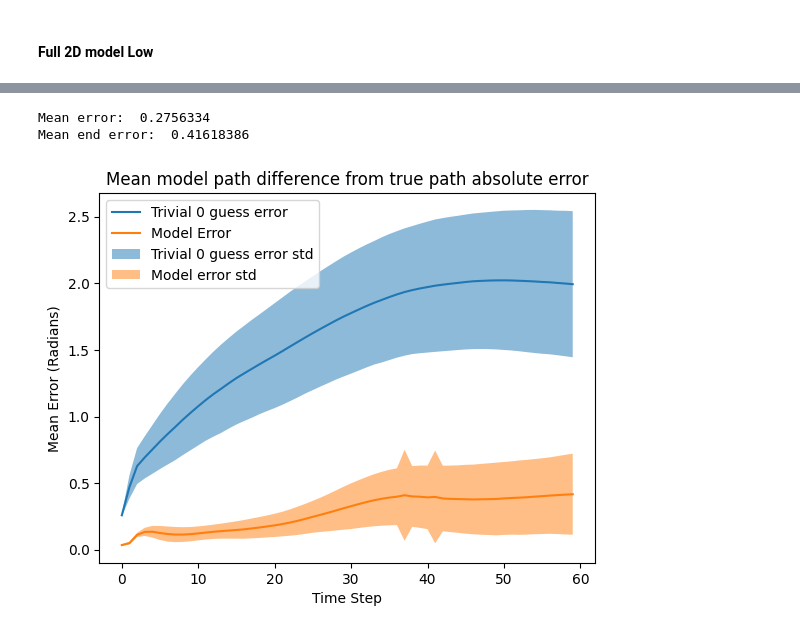
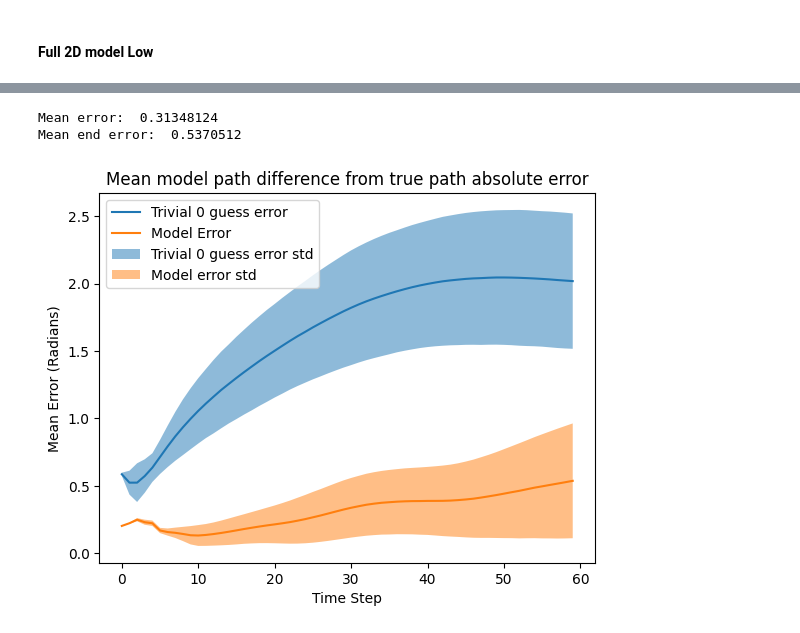
Before and after one commit to bioAI-Oslo/RNN-Adding-Problem-Representations, a Jupyter notebook: notebooks/summer.ipynb, the cells around one changed output, grey strips where cells are left out. Cells and saved outputs as stored; diff of their text form; code cells hidden in the pictures.

```diff
--- a/notebooks/summer.ipynb
+++ b/notebooks/summer.ipynb
@@ -97,7 +97,7 @@ input_size = 1
 # nav_size = 1
 
 # model1 = RNN_circular_LowEtAl_bridged(input_size,hidden_size,lr=0.0001,irnn=True,outputnn=False,Wx_normalize=False,activation=True,bias=False,nav_space=1,batch_size=64).to(device)
-model1 = RNN_circular_2D_xy_relative(input_size,hidden_size,lr=0.0005,act_decay=0.0).to(device)
+model1 = RNN_circular_2D_xy_relative(input_size,hidden_size,lr=0.0005,act_decay=0.01).to(device)
 # model1 = torch.compile(model1)
 
 train = True
@@ -340,4 +345,5 @@ tensor(0.0307, device='cuda:0', grad_fn=<MeanBackward0>)
 # %%
-out_decoded = sincos_to_2D(out)
+# out_decoded = sincos_to_2D(out)
 labels = labels.detach().cpu()
-out_decoded = out_decoded.detach().cpu()
+# out_decoded = out_decoded.detach().cpu()
+out = out.detach().cpu().numpy()
@@ -352,32 +370,33 @@ plt.show()
 # %%
 # Calculate path error
-path = out_decoded.numpy()
+# path = out_decoded.numpy()
+path = out
 y = labels.numpy()
 path_err = np.sqrt(np.abs(path[:,:,0]-y[:,:,0])**2 + np.abs(path[:,:,0]-y[:,:,0])**2)
 path_err_mean = np.mean(path_err,axis=0)
 path_err_mean_std = np.std(path_err,axis=0)
 t_test = path_err.shape[1]
 # Calculate trivial path error
 y_mean = np.mean(np.abs(y-0),axis=0)
 y_mean_std = np.std(np.abs(y-0),axis=0)
 trivial_path_err = np.sqrt(np.abs(path[:,:,0]-y_mean[:,0]) + np.abs(path[:,:,1]-y_mean[:,1]))
 trivial_path_err_mean = np.mean(trivial_path_err,axis=0)
 trivial_path_err_mean_std = np.std(trivial_path_err,axis=0)
 # Print mean error
 print("Mean error: ",np.mean(path_err))
 print("Mean end error: ",path_err_mean[-1])
 
 # Plot
 plt.plot(trivial_path_err_mean,label="Trivial 0 guess error")
 plt.plot(path_err_mean,label="Model Error")
 plt.fill_between(np.arange(t_test),trivial_path_err_mean-trivial_path_err_mean_std,trivial_path_err_mean+trivial_path_err_mean_std,alpha=0.5, label="Trivial 0 guess error std")
 plt.fill_between(np.arange(t_test),path_err_mean-path_err_mean_std,path_err_mean+path_err_mean_std,alpha=0.5, label="Model error std")
 plt.legend()
 plt.title("Mean model path difference from true path absolute error")
 plt.xlabel("Time Step")
 plt.ylabel("Mean Error (Radians)")
 plt.show()
 # %% [output]
-Mean error:  0.2756334
-Mean end error:  0.41618386
+Mean error:  0.31348124
+Mean end error:  0.5370512
-[figure, old version]
+[figure, new version]
```
Also changed, not shown: parts of 8 cells of this notebook, 1 other file.
